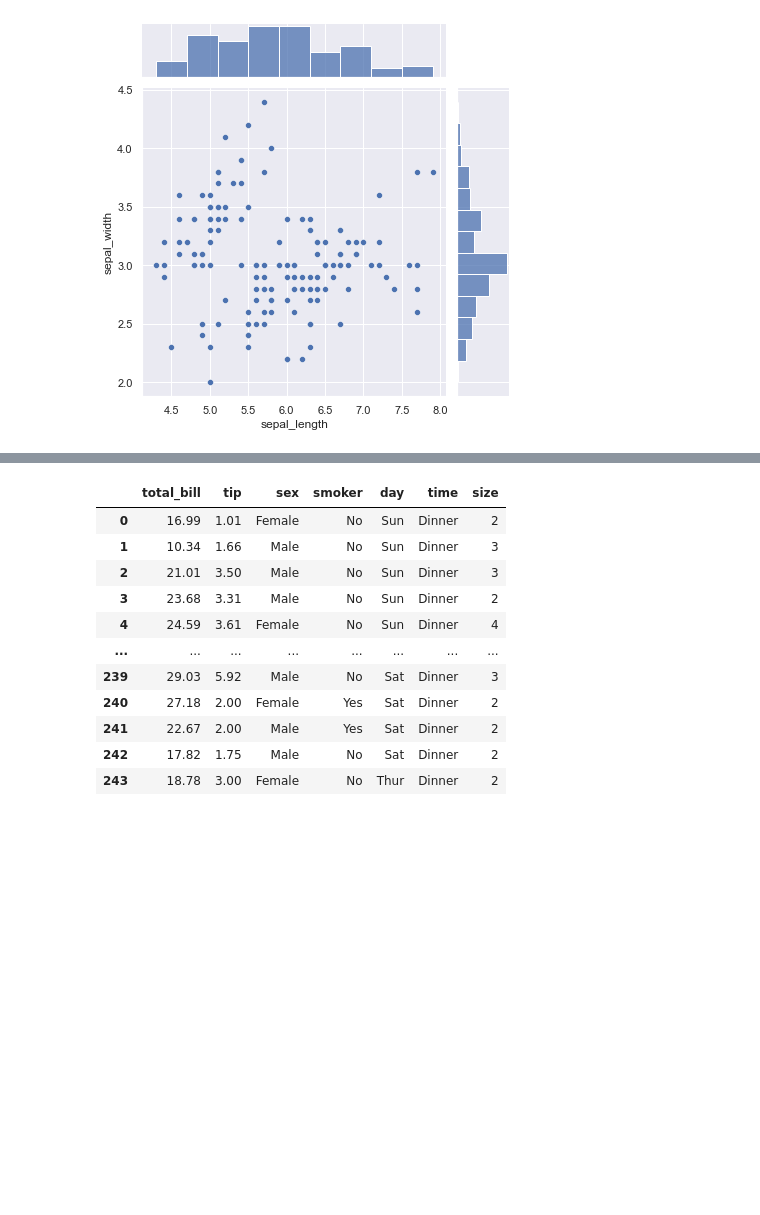
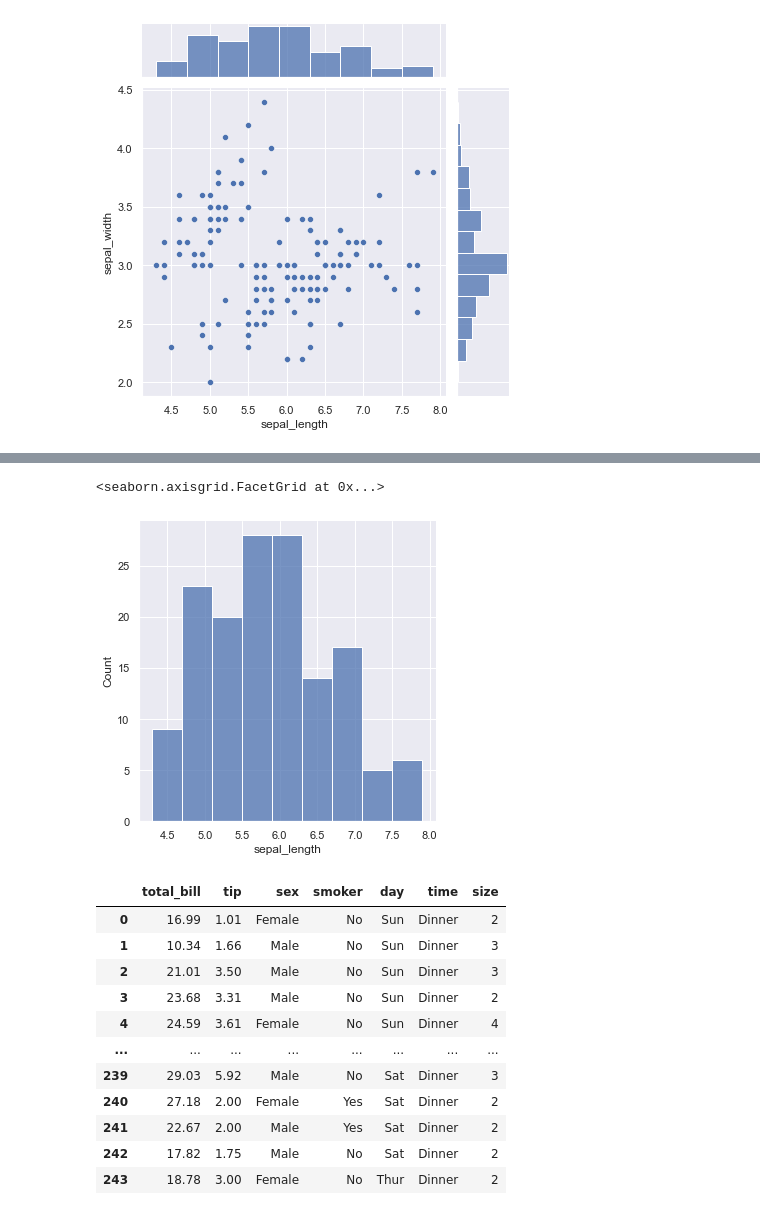
Before and after one commit to Torng/ML-DataScience, a Jupyter notebook: Code/Data_Visualization/iris_visualization.ipynb, the cells around one changed output, grey strips where cells are left out. Drawn from its saved outputs; the diff is of its cells as text; code cells hidden in the pictures; blank space fills up the shorter version.

```diff
--- a/Code/Data_Visualization/iris_visualization.ipynb
+++ b/Code/Data_Visualization/iris_visualization.ipynb
@@ -43,3 +65,8 @@ plt.show()
+# %%
+sns.displot(datas['sepal_length'])
+# %% [output]
+<seaborn.axisgrid.FacetGrid at 0x...>
+[figure, added]
 # %%
 tips_data = sns.load_dataset('tips')
 tips_data
```
Also changed, not shown: parts of 5 cells of this notebook, 2 other files.
